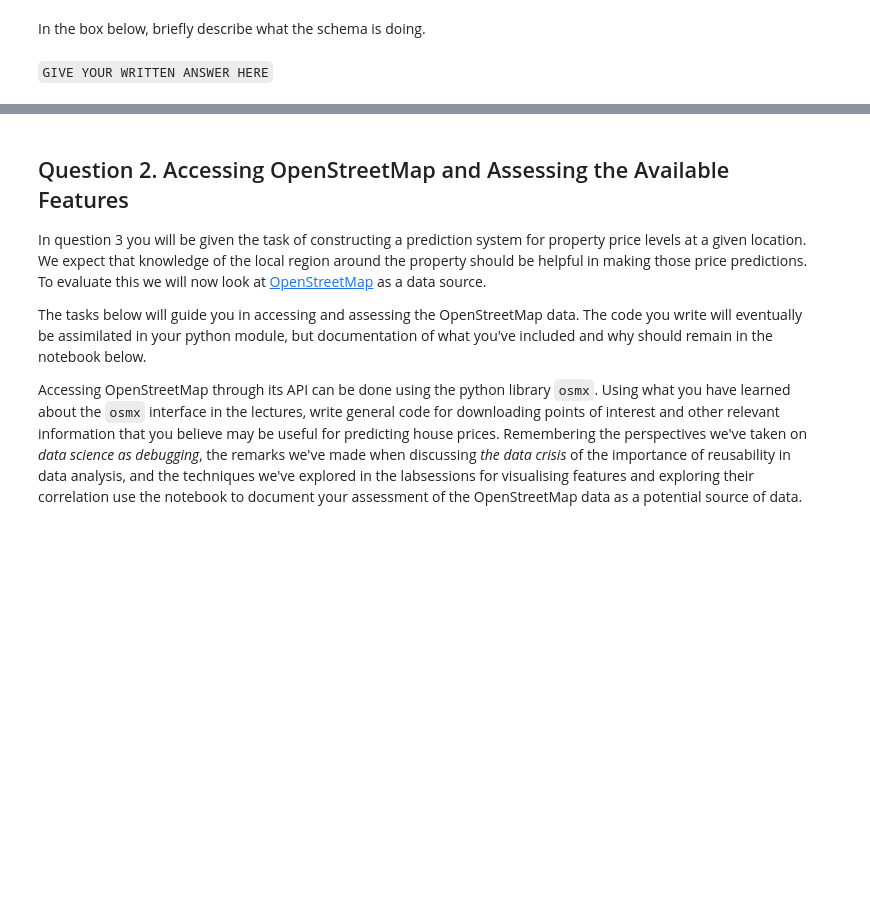
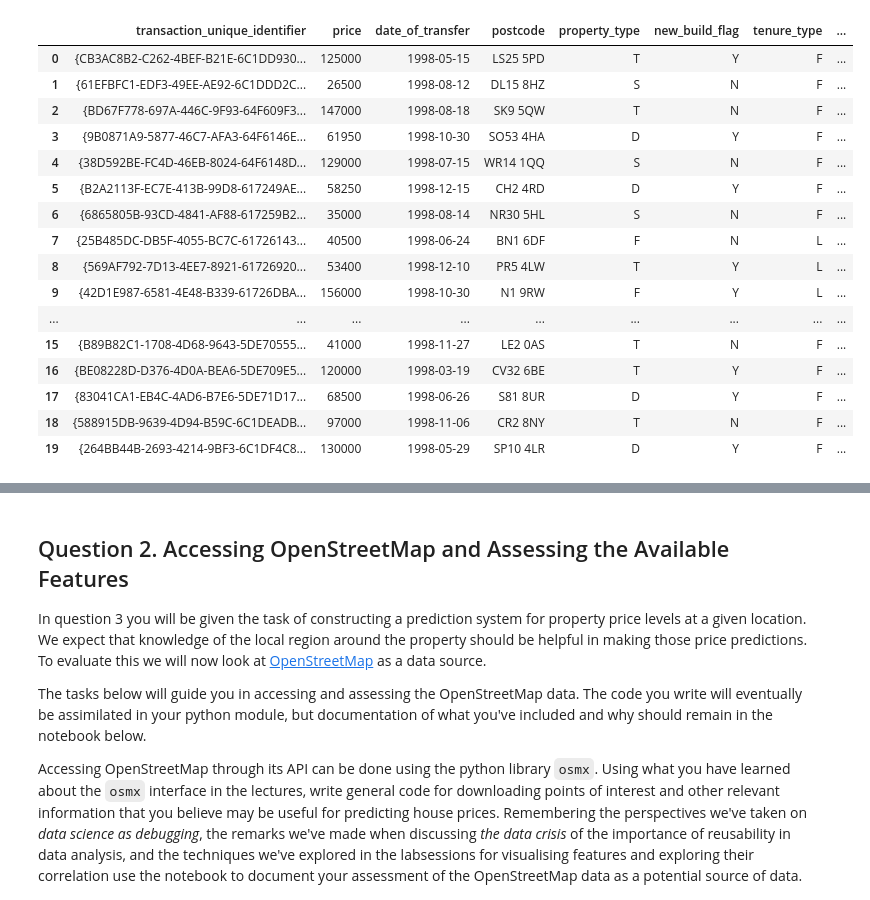
Before and after one commit to jeffrey-22/ads, a Jupyter notebook: notebooks/assessment_wip.ipynb, the cells around one changed output, grey strips where cells are left out. Cells and saved outputs as stored; diff of their text form; code cells hidden in the pictures; blank space fills up the shorter version.

````diff
--- a/notebooks/assessment_wip.ipynb
+++ b/notebooks/assessment_wip.ipynb
@@ -27,7 +23,27 @@ Note: you may need to restart the kernel to use updated packages.
 pp_database_details = fynesse.access.retreive_database_details()
 # fynesse.access.create_database(pp_database_details)
 pp_database_conn = fynesse.access.create_connection(pp_database_details)
-# %% [markdown]
-In the box below, briefly describe what the schema is doing.
-# %% [markdown]
-```GIVE YOUR WRITTEN ANSWER HERE```
+# %%
+import pandas as pd
+query = "SELECT * FROM pp_data LIMIT 1000;"
+df = pd.read_sql_query(query, pp_database_conn)
+# %%
+df.iloc[0:20]
+# %% [output]
+|  | transaction_unique_identifier | price | date_of_transfer | postcode | property_type | new_build_flag | tenure_type | ... |
+| 0 | {CB3AC8B2-C262-4BEF-B21E-6C1DD930... | 125000 | 1998-05-15 | LS25 5PD | T | Y | F | ... |
+| 1 | {61EFBFC1-EDF3-49EE-AE92-6C1DDD2C... | 26500 | 1998-08-12 | DL15 8HZ | S | N | F | ... |
+| 2 | {BD67F778-697A-446C-9F93-64F609F3... | 147000 | 1998-08-18 | SK9 5QW | T | N | F | ... |
+| 3 | {9B0871A9-5877-46C7-AFA3-64F6146E... | 61950 | 1998-10-30 | SO53 4HA | D | Y | F | ... |
+| 4 | {38D592BE-FC4D-46EB-8024-64F6148D... | 129000 | 1998-07-15 | WR14 1QQ | S | N | F | ... |
+| 5 | {B2A2113F-EC7E-413B-99D8-617249AE... | 58250 | 1998-12-15 | CH2 4RD | D | Y | F | ... |
+| 6 | {6865805B-93CD-4841-AF88-617259B2... | 35000 | 1998-08-14 | NR30 5HL | S | N | F | ... |
+| 7 | {25B485DC-DB5F-4055-BC7C-61726143... | 40500 | 1998-06-24 | BN1 6DF | F | N | L | ... |
+| 8 | {569AF792-7D13-4EE7-8921-61726920... | 53400 | 1998-12-10 | PR5 4LW | T | Y | L | ... |
+| 9 | {42D1E987-6581-4E48-B339-61726DBA... | 156000 | 1998-10-30 | N1 9RW | F | Y | L | ... |
+| ... | ... | ... | ... | ... | ... | ... | ... | ... |
+| 15 | {B89B82C1-1708-4D68-9643-5DE70555... | 41000 | 1998-11-27 | LE2 0AS | T | N | F | ... |
+| 16 | {BE08228D-D376-4D0A-BEA6-5DE709E5... | 120000 | 1998-03-19 | CV32 6BE | T | Y | F | ... |
+| 17 | {83041CA1-EB4C-4AD6-B7E6-5DE71D17... | 68500 | 1998-06-26 | S81 8UR | D | Y | F | ... |
+| 18 | {588915DB-9639-4D94-B59C-6C1DEADB... | 97000 | 1998-11-06 | CR2 8NY | T | N | F | ... |
+| 19 | {264BB44B-2693-4214-9BF3-6C1DF4C8... | 130000 | 1998-05-29 | SP10 4LR | D | Y | F | ... |
````
Also changed, not shown: parts of 26 cells of this notebook, 5 other files.
